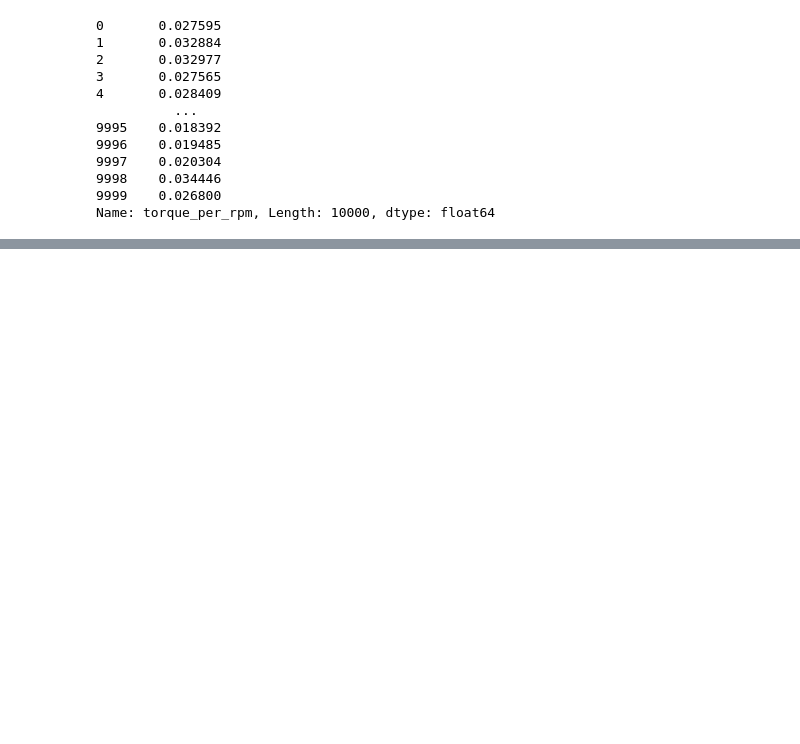
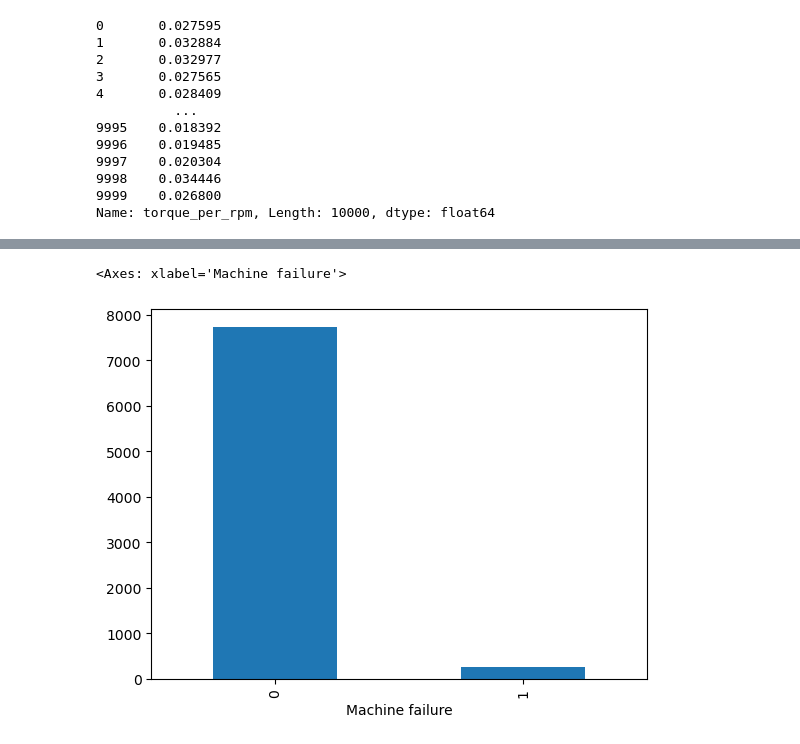
Before and after one commit to Aldevand/maintenance-predictive, a Jupyter notebook: Predictive_Maintenance.ipynb, the cells around one changed output, grey strips where cells are left out. Cells and saved outputs as stored; diff of their text form; code cells hidden in the pictures; blank space fills up the shorter version.

Commit message:
Feat: Split data 80:20

```diff
--- a/Predictive_Maintenance.ipynb
+++ b/Predictive_Maintenance.ipynb
@@ -455,3 +457,28 @@ print(df['torque_per_rpm'])
 9998    0.034446
 9999    0.026800
 Name: torque_per_rpm, Length: 10000, dtype: float64
+# %%
+# 1. Buat DataFrame dari fitur terpilih
+Feature_select = [
+    'Torque [Nm]',
+    'Rotational speed [rpm]',
+    'Tool wear [min]',
+    'Process temperature [K]',
+    'Air temperature [K]'
+]
+
+X_selected = df[Feature_select].copy()  #Ini DataFrame, bukan list
+
+# 2. Tambahkan fitur hasil engineering
+X_selected['temperature_gap'] = df['temperature_gap']
+X_selected['torque_per_rpm'] = df['torque_per_rpm']
+
+# 3. Definisikan target
+y = df['Machine failure']
+
+# 4. Split data
+from sklearn.model_selection import train_test_split
+
+X_train, X_test, y_train, y_test = train_test_split(
+    X_selected, y, test_size=0.2, random_state=42, stratify=y
+)
@@ -457,0 +510,7 @@ Name: torque_per_rpm, Length: 10000, dtype: float64
+# %%
+# visualisasi
+y_train.value_counts().plot(kind='bar')
+y_test.value_counts().plot(kind='bar')
+# %% [output]
+<Axes: xlabel='Machine failure'>
+[figure, added]
```
Also changed, not shown: parts of 6 cells of this notebook.
